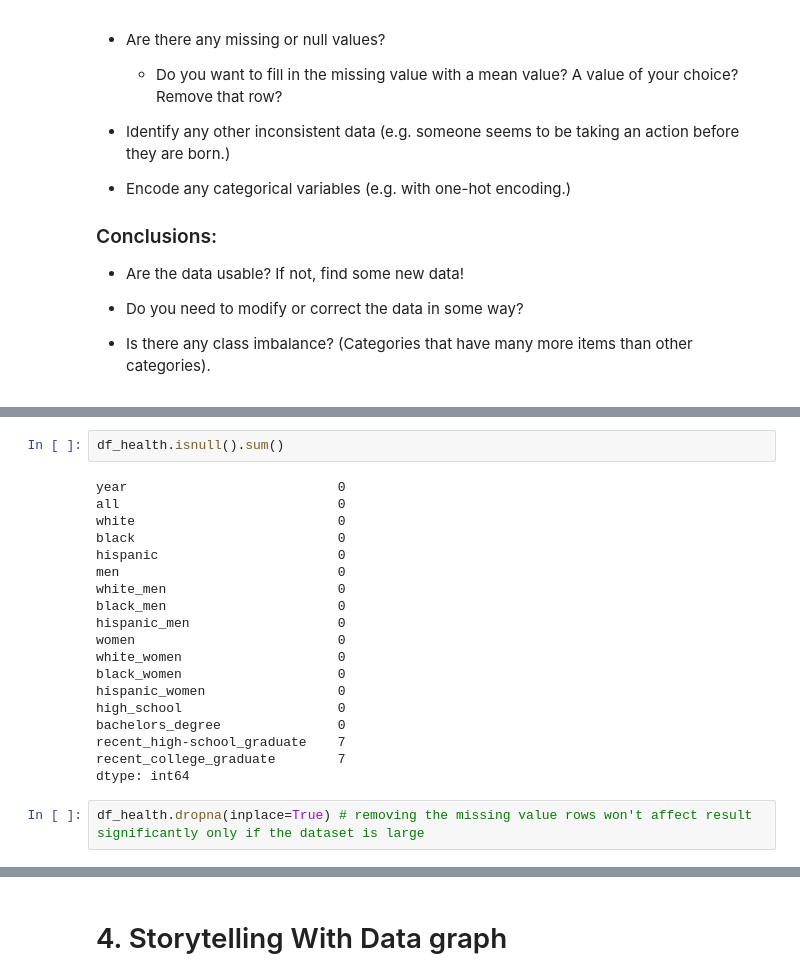
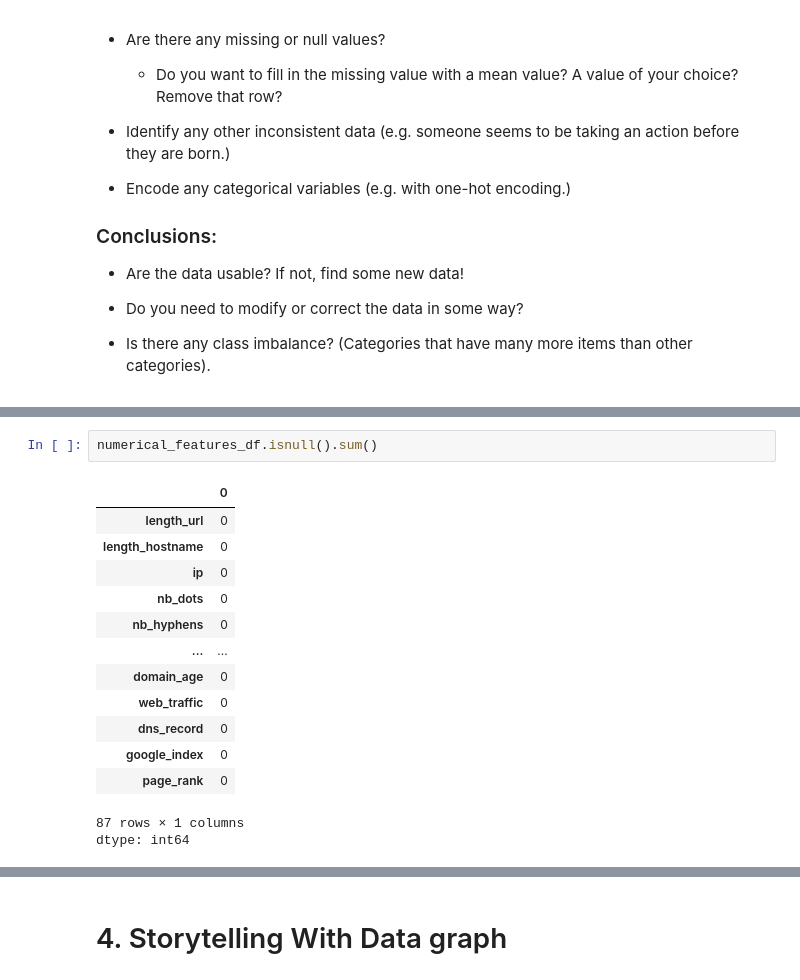
Before and after one commit to Rocking-Priya/2025-spring-B2, a Jupyter notebook: Week2.ipynb, the cells around one changed output, grey strips where cells are left out. Drawn from its saved outputs; the diff is of its cells as text.

```diff
--- a/Week2.ipynb
+++ b/Week2.ipynb
@@ -172,23 +164,17 @@ Name: 0, dtype: float64
 # %%
-df_health.isnull().sum()
+numerical_features_df.isnull().sum()
 # %% [output]
+|  | 0 |
+| length_url | 0 |
+| length_hostname | 0 |
+| ip | 0 |
+| nb_dots | 0 |
+| nb_hyphens | 0 |
+| ... | ... |
+| domain_age | 0 |
+| web_traffic | 0 |
+| dns_record | 0 |
+| google_index | 0 |
+| page_rank | 0 |
-year                           0
-all                            0
-white                          0
-black                          0
-hispanic                       0
-men                            0
-white_men                      0
-black_men                      0
-hispanic_men                   0
-women                          0
-white_women                    0
-black_women                    0
-hispanic_women                 0
-high_school                    0
-bachelors_degree               0
-recent_high-school_graduate    7
-recent_college_graduate        7
+87 rows × 1 columns
 dtype: int64
-# %%
-df_health.dropna(inplace=True) # removing the missing value rows won't affect result significantly only if the dataset is large
```
Also changed, not shown: parts of 17 cells of this notebook.
